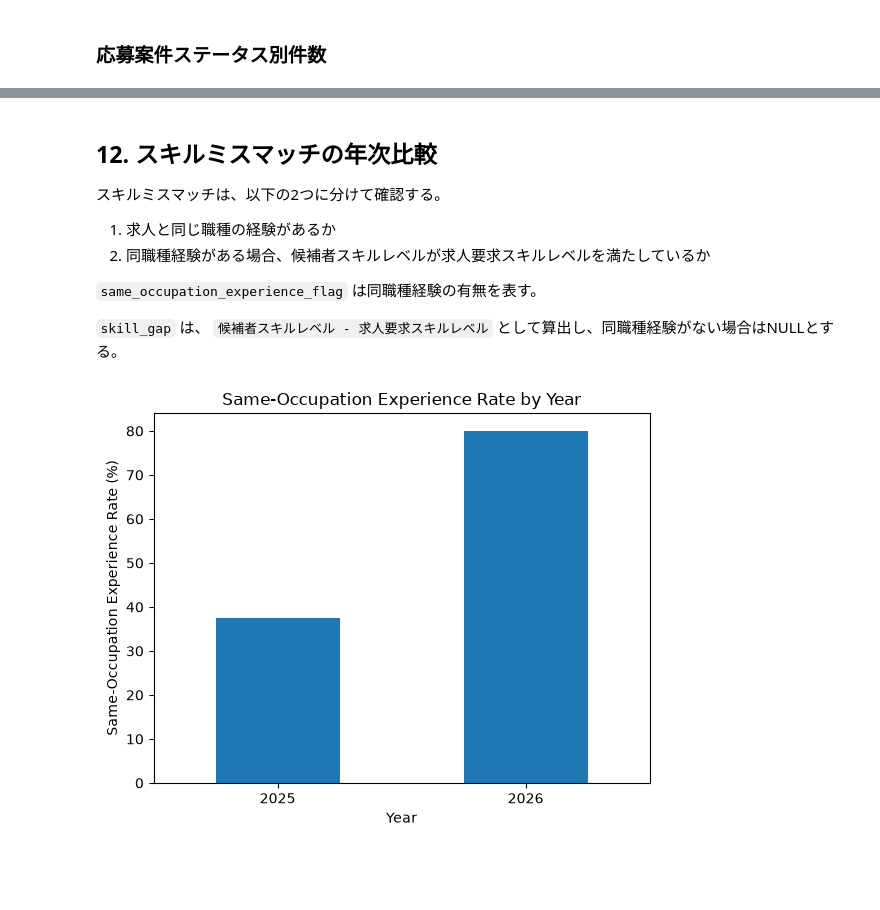
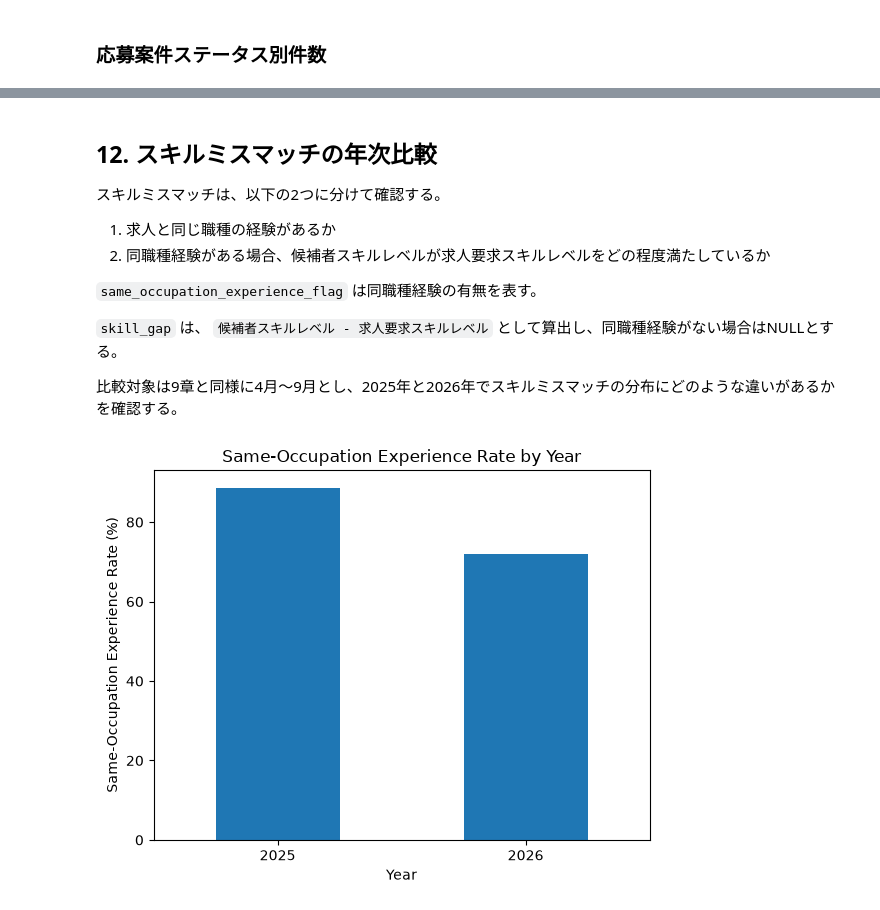
Before and after one commit to k-tomoe/recruitment-analytics-portfolio, a Jupyter notebook: notebooks/01_eda.ipynb, the cells around one changed output, grey strips where cells are left out. Cells and saved outputs as stored; diff of their text form; code cells hidden in the pictures; blank space fills up the shorter version.

```diff
--- a/notebooks/01_eda.ipynb
+++ b/notebooks/01_eda.ipynb
@@ -717,46 +687,35 @@ application_df[
 # %% [markdown]
 ## 12. スキルミスマッチの年次比較
+
 スキルミスマッチは、以下の2つに分けて確認する。
-
 1. 求人と同じ職種の経験があるか
-2. 同職種経験がある場合、候補者スキルレベルが求人要求スキルレベルを満たしているか
+2. 同職種経験がある場合、候補者スキルレベルが求人要求スキルレベルをどの程度満たしているか
 
 `same_occupation_experience_flag` は同職種経験の有無を表す。
 
 `skill_gap` は、
 `候補者スキルレベル - 求人要求スキルレベル`
 として算出し、同職種経験がない場合はNULLとする。
+
+比較対象は9章と同様に4月〜9月とし、2025年と2026年でスキルミスマッチの分布にどのような違いがあるかを確認する。
 # %%
+# 対象データを選定する(フラグ列のみ対象)
 experience_rate_by_year = (
-    application_df
-    .groupby("application_year")[
-        "same_occupation_experience_flag"
-    ]
+    application_comparison_df
+    .groupby("application_year")["same_occupation_experience_flag"]
     .mean()
     * 100
 )
 
-experience_rate_by_year.plot(
-    kind="bar"
-)
+# 選定したデータに対して棒グラフを描画する
+experience_rate_by_year.plot(kind="bar")
 
-plt.title(
-    "Same-Occupation Experience Rate by Year"
-)
-
-plt.xlabel(
-    "Year"
-)
-
-plt.ylabel(
-    "Same-Occupation Experience Rate (%)"
-)
-
-plt.xticks(
-    rotation=0
-)
+plt.title("Same-Occupation Experience Rate by Year") # 年別の同職種経験あり率
+plt.xlabel("Year")
+plt.ylabel("Same-Occupation Experience Rate (%)")
+plt.xticks(rotation=0)
 
 plt.show()
 # %% [output]
-[figure, old version]
+[figure, new version]
 # %%
```
Also changed, not shown: parts of 58 cells of this notebook, 2 other files.
